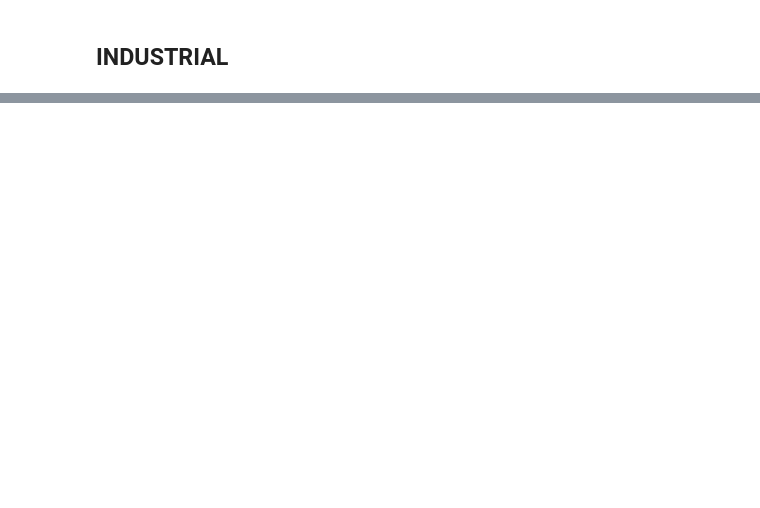
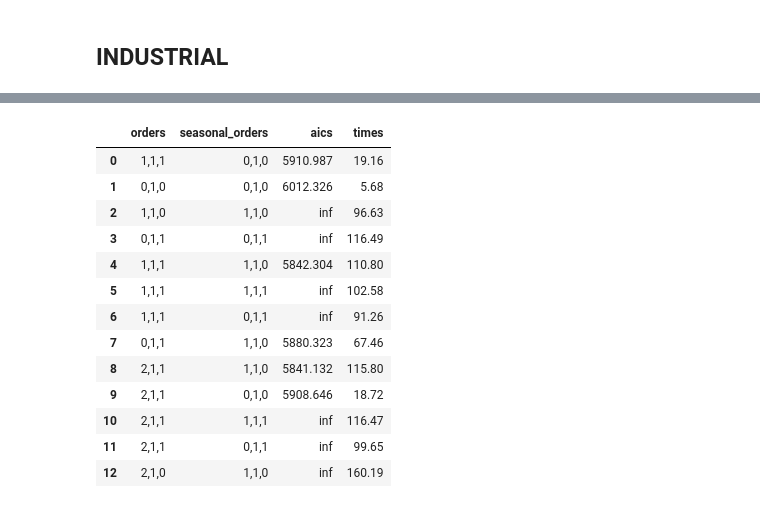
Before and after one commit to Flinverdaasdonk/forecasting, a Jupyter notebook: useful_notebooks/determine_SARIMA_order.ipynb, the cells around one changed output, grey strips where cells are left out. Saved outputs shown, nothing was run; the diff lists cells and outputs as text; code cells hidden in the pictures; blank space fills up the shorter version.

```diff
--- a/useful_notebooks/determine_SARIMA_order.ipynb
+++ b/useful_notebooks/determine_SARIMA_order.ipynb
@@ -187,0 +397,40 @@ Error:
+# %%
+# scrape no_pv
+results = no_pv_str
+
+# split in lines
+results = results.split("\n")
+
+b = 7
+# get orders
+orders = [res[b:b+5] for res in results]
+
+# get seasonal orders
+seasonal_orders = [res[2*b:2*b+5] for res in results]
+
+# get AIC
+aics = [float(res.split("AIC=")[1].split(",")[0]) for res in results]
+
+# get time
+times = [float(res.split("Time=")[1].split(" sec")[0]) for res in results]
+
+# package
+d = {"orders": orders, "seasonal_orders": seasonal_orders, "aics": aics, "times": times}
+
+np_df = pd.DataFrame(d)
+np_df
+# %% [output]
+|  | orders | seasonal_orders | aics | times |
+| 0 | 1,1,1 | 0,1,0 | 5910.987 | 19.16 |
+| 1 | 0,1,0 | 0,1,0 | 6012.326 | 5.68 |
+| 2 | 1,1,0 | 1,1,0 | inf | 96.63 |
+| 3 | 0,1,1 | 0,1,1 | inf | 116.49 |
+| 4 | 1,1,1 | 1,1,0 | 5842.304 | 110.80 |
+| 5 | 1,1,1 | 1,1,1 | inf | 102.58 |
+| 6 | 1,1,1 | 0,1,1 | inf | 91.26 |
+| 7 | 0,1,1 | 1,1,0 | 5880.323 | 67.46 |
+| 8 | 2,1,1 | 1,1,0 | 5841.132 | 115.80 |
+| 9 | 2,1,1 | 0,1,0 | 5908.646 | 18.72 |
+| 10 | 2,1,1 | 1,1,1 | inf | 116.47 |
+| 11 | 2,1,1 | 0,1,1 | inf | 99.65 |
+| 12 | 2,1,0 | 1,1,0 | inf | 160.19 |
```
Also changed, not shown: parts of 11 cells of this notebook, 7 other files.
